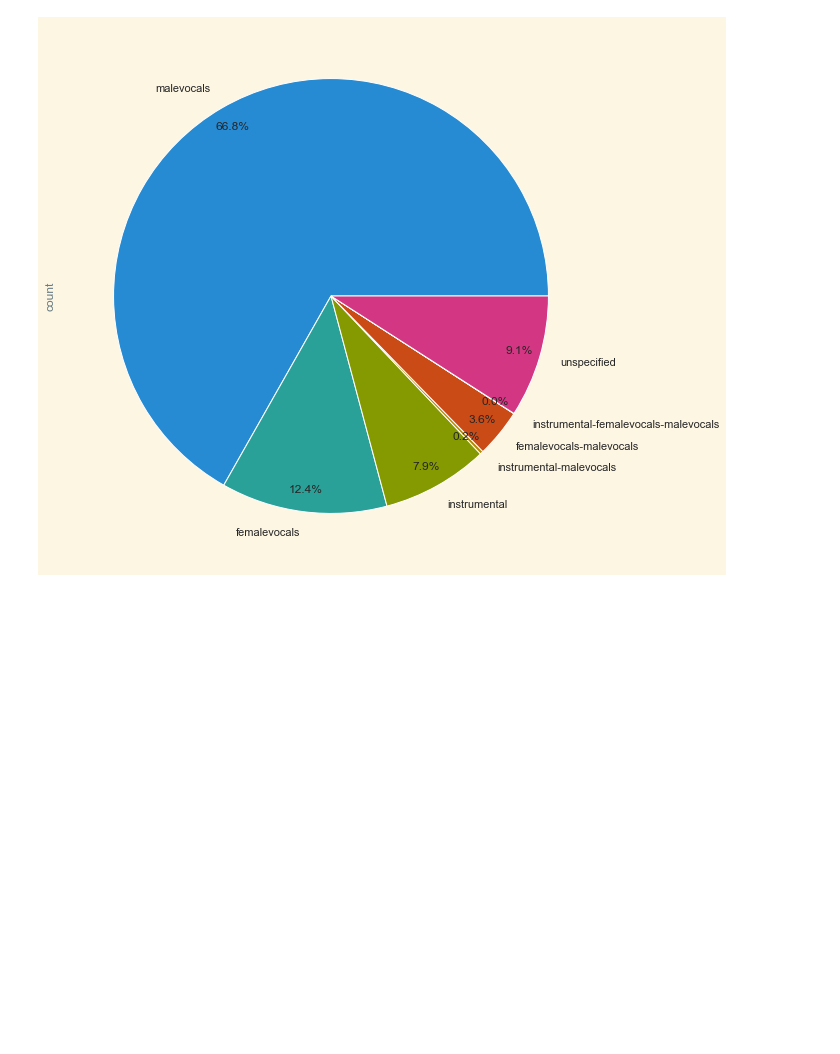
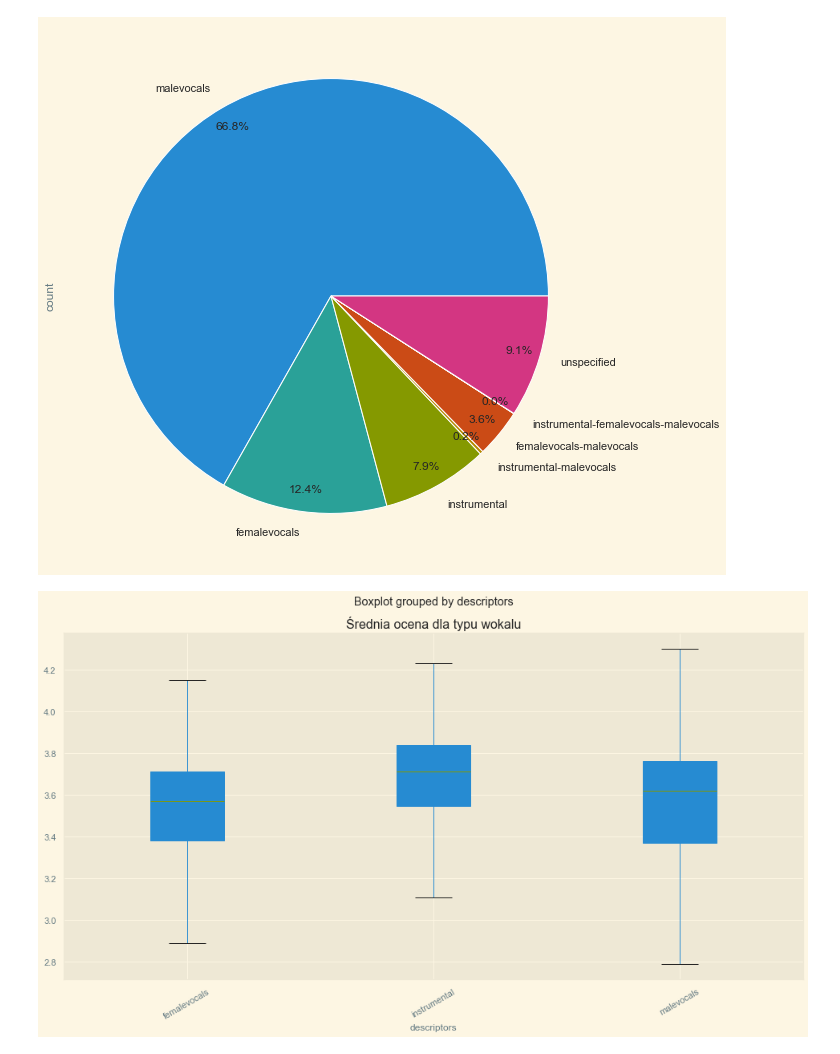
Before and after one commit to panierka/RymTop5000Albums, a Jupyter notebook: eda.ipynb, the cells around one changed output. Cells and saved outputs as stored; diff of their text form; code cells hidden in the pictures; blank space fills up the shorter version.

Commit message:
feat: descriptors popularity

```diff
--- a/eda.ipynb
+++ b/eda.ipynb
@@ -655,3 +656,12 @@ vocal_types.plot.pie(y='count', labels=vocal_types['descriptor'], autopct='%1.1f
 plt.show()
 # %% [output]
 [figure]
+# %%
+tmp = df_g.explode('descriptors').reset_index(drop=True)
+tmp = tmp.loc[tmp['descriptors'].isin(vocal_descriptors)]
+tmp.boxplot('avg_rating', 'descriptors', figsize=(16, 8), showfliers=False, patch_artist=True)
+plt.xticks(rotation=30)
+plt.title('Średnia ocena dla typu wokalu')
+plt.show()
+# %% [output]
+[figure, added]
```
Also changed, not shown: parts of 5 cells of this notebook, 1 other file.
